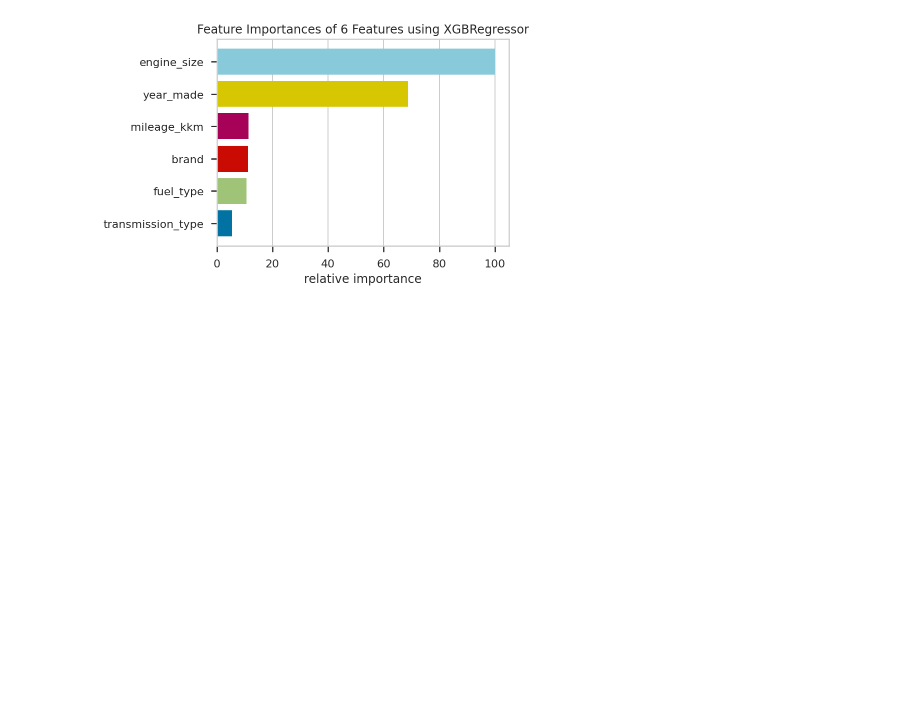
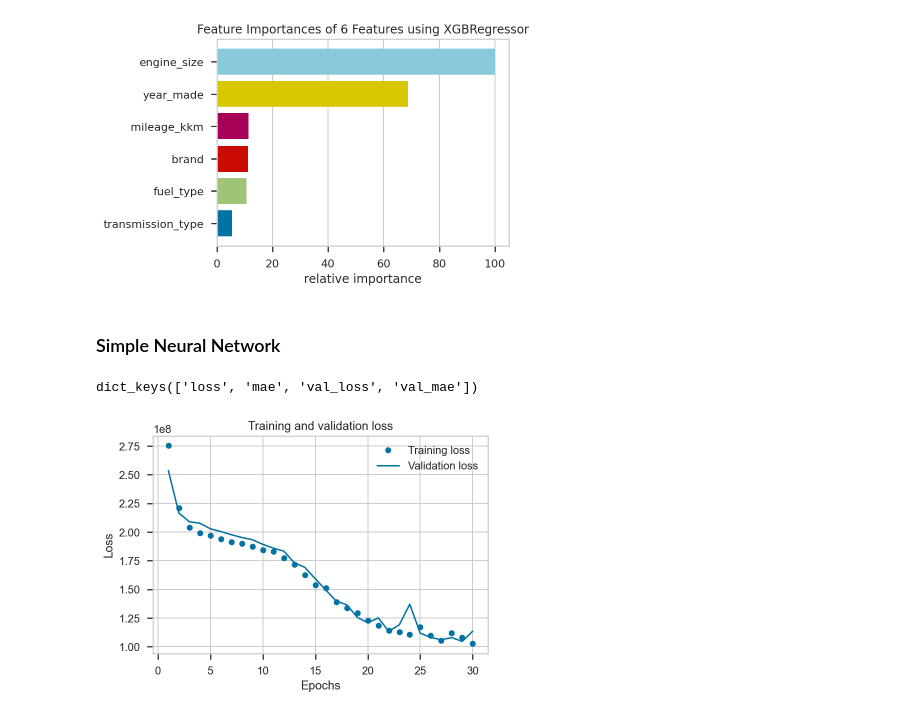
Before and after one commit to MorhaliukOL/ML_Project, a Jupyter notebook: analysis/autoria_tabular.ipynb, the cells around one changed output. Saved outputs shown, nothing was run; the diff lists cells and outputs as text; code cells hidden in the pictures; blank space fills up the shorter version.

Commit message:
simple neural net example added

```diff
--- a/analysis/autoria_tabular.ipynb
+++ b/analysis/autoria_tabular.ipynb
@@ -1042,3 +1040,5 @@ viz.poof()
 plt.show()
 # %% [output]
 [figure]
+# %% [markdown]
+### Simple Neural Network
@@ -1044,0 +1048,33 @@ plt.show()
+# %%
+model = tf.keras.Sequential([
+    layers.Dense(128, activation='relu'),
+    layers.Dense(128, activation='relu'),
+    layers.Dense(128, activation='relu'),
+    layers.Dense(1)
+])
+
+model.compile(optimizer='adam', loss='mse', metrics=['mae'])
+# %%
+history = model.fit(X_trr, y_trr,
+                    batch_size=512,
+                    epochs=30,
+                    validation_data=(X_tsr, y_tsr),
+                    verbose=0)
+# %%
+history.history.keys()
+# %% [output]
+dict_keys(['loss', 'mae', 'val_loss', 'val_mae'])
+# %%
+history_dict = history.history
+loss_values = history_dict['loss']
+val_loss_values = history_dict['val_loss']
+epochs = range(1, len(loss_values) + 1)
+plt.plot(epochs, loss_values, 'bo', label='Training loss')
+plt.plot(epochs, val_loss_values, 'b', label='Validation loss')
+plt.title('Training and validation loss')
+plt.xlabel('Epochs')
+plt.ylabel('Loss')
+plt.legend()
+plt.show()
+# %% [output]
+[figure, added]
```
Also changed, not shown: parts of 5 cells of this notebook.
